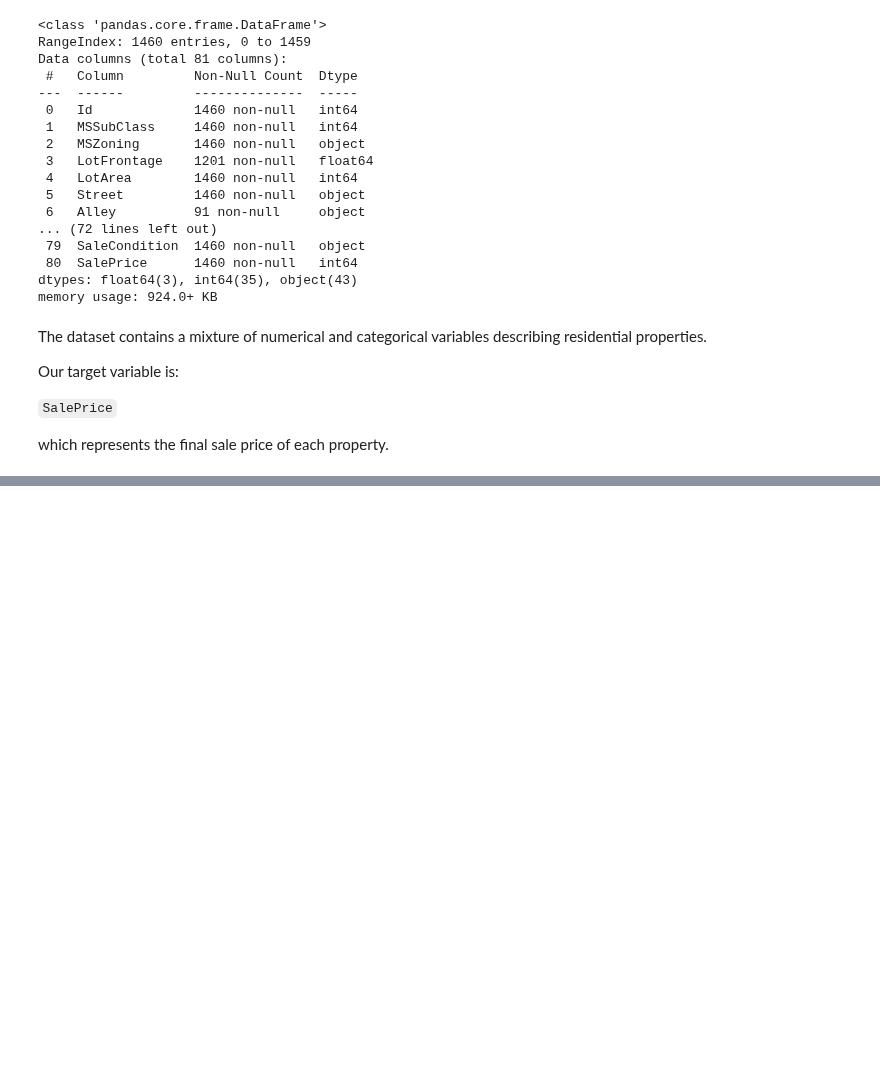
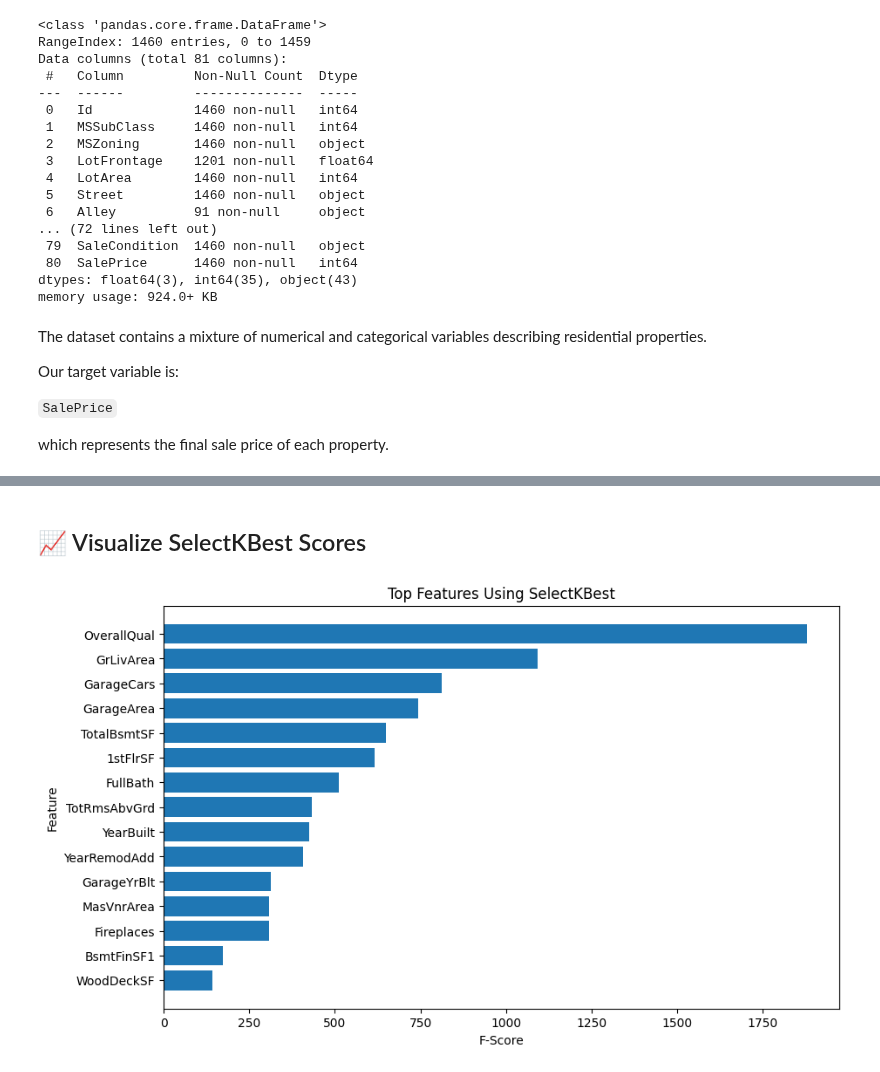
Before and after one commit to ahmedfakhar747/machine-learning-notebooks, a Jupyter notebook: 25_Feature_Selection_and_Splitting.ipynb, the cells around one changed output, grey strips where cells are left out. Drawn from its saved outputs; the diff is of its cells as text; code cells hidden in the pictures; blank space fills up the shorter version.

```diff
--- a/25_Feature_Selection_and_Splitting.ipynb
+++ b/25_Feature_Selection_and_Splitting.ipynb
@@ -115,0 +254,14 @@ which represents the final sale price of each property.
+# %%
+selector = SelectKBest(
+    score_func=f_regression,
+    k=10
+)
+
+X_train_kbest = selector.fit_transform(
+    X_train_num,
+    y_train
+)
+
+X_test_kbest = selector.transform(
+    X_test_num
+)
@@ -115,0 +280,12 @@ which represents the final sale price of each property.
+# %%
+feature_scores = pd.DataFrame({
+    "Feature": X_train_num.columns,
+    "Score": selector.scores_
+})
+
+feature_scores = feature_scores.sort_values(
+    by="Score",
+    ascending=False
+)
+
+feature_scores.head(10)
@@ -115,0 +304,19 @@ which represents the final sale price of each property.
+# %% [markdown]
+## 📈 Visualize SelectKBest Scores
+# %%
+plt.figure(figsize=(10, 6))
+
+top_scores = feature_scores.head(15).sort_values("Score")
+
+plt.barh(
+    top_scores["Feature"],
+    top_scores["Score"]
+)
+
+plt.title("Top Features Using SelectKBest")
+plt.xlabel("F-Score")
+plt.ylabel("Feature")
+
+plt.show()
+# %% [output]
+[figure, added]
```
Also changed, not shown: parts of 21 cells of this notebook.
